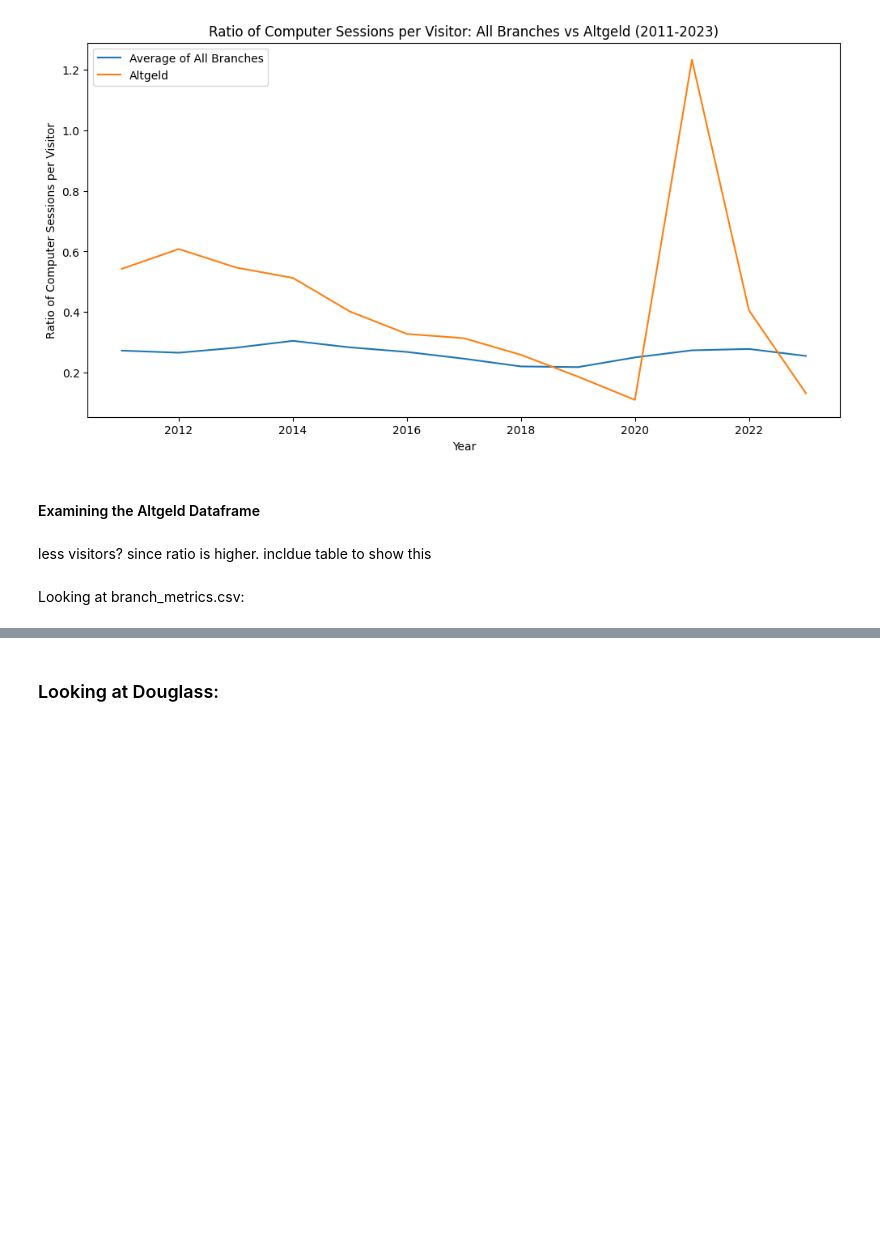
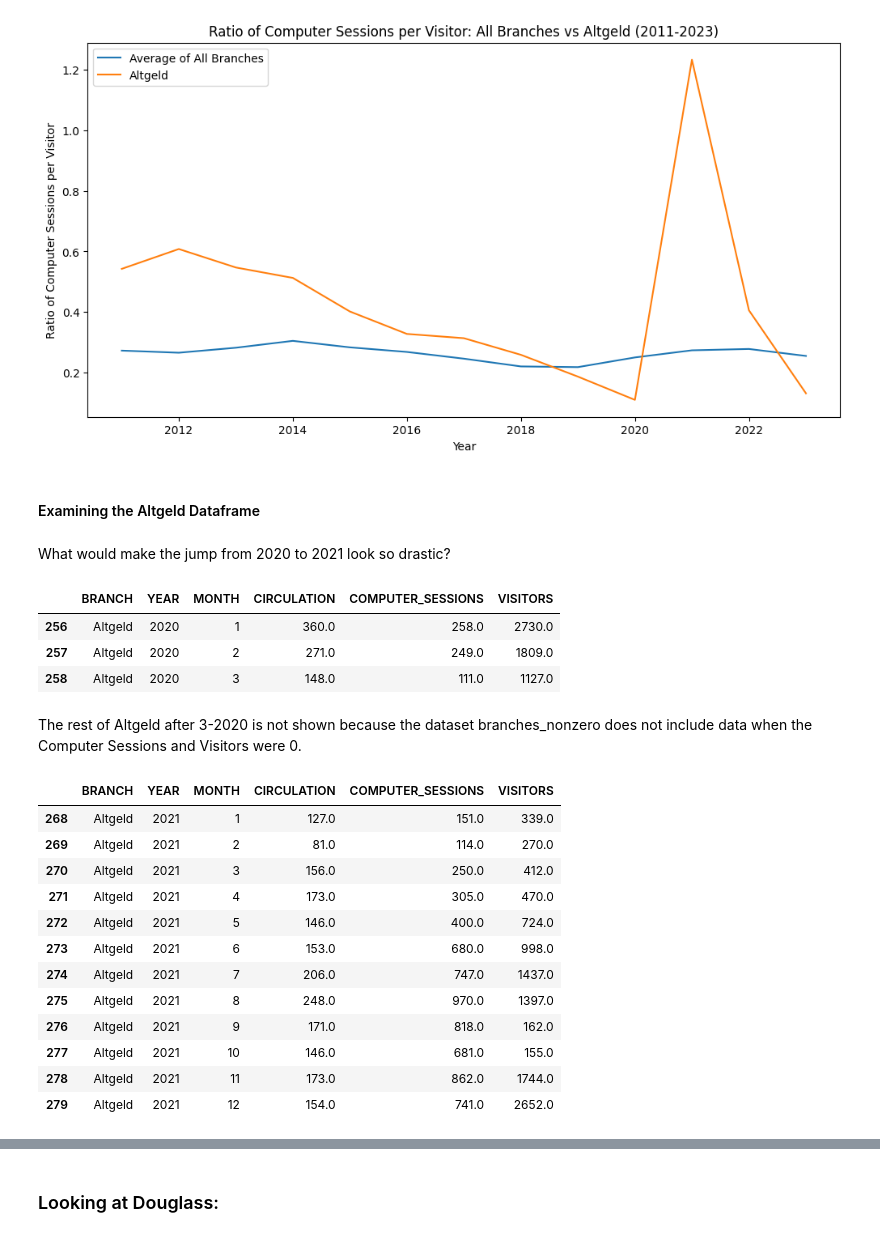
Before and after one commit to uchicago-dsi/cpl_project, a Jupyter notebook: can-summer-2023/dani exploratory data analysis.ipynb, the cells around one changed output, grey strips where cells are left out. Cells and saved outputs as stored; diff of their text form; code cells hidden in the pictures; blank space fills up the shorter version.

Commit message:
Explanations of Outlier Branches

```diff
--- a/can-summer-2023/dani exploratory data analysis.ipynb
+++ b/can-summer-2023/dani exploratory data analysis.ipynb
@@ -143,7 +143,34 @@ plt.show()
 [figure]
 # %% [markdown]
 #### Examining the Altgeld Dataframe
-# %% [markdown]
-less visitors? since ratio is higher. incldue table to show this
-# %% [markdown]
-Looking at branch_metrics.csv:
+# %% [markdown]
+What would make the jump from 2020 to 2021 look so drastic?
+# %%
+#Breaking down month by month for 2020
+altgeld_2020 = branches_nonzero.loc[((branches_nonzero['BRANCH']) == 'Altgeld') & ((branches_nonzero['YEAR'] == 2020))]
+altgeld_2020
+# %% [output]
+|  | BRANCH | YEAR | MONTH | CIRCULATION | COMPUTER_SESSIONS | VISITORS |
+| 256 | Altgeld | 2020 | 1 | 360.0 | 258.0 | 2730.0 |
+| 257 | Altgeld | 2020 | 2 | 271.0 | 249.0 | 1809.0 |
+| 258 | Altgeld | 2020 | 3 | 148.0 | 111.0 | 1127.0 |
+# %% [markdown]
+The rest of Altgeld after 3-2020 is not shown because the dataset branches_nonzero does not include data when the Computer Sessions and Visitors were 0.
+# %%
+#Breaking down month by month for 2021
+altgeld_2021 = branches_nonzero.loc[((branches_nonzero['BRANCH']) == 'Altgeld') & ((branches_nonzero['YEAR'] == 2021))]
+altgeld_2021
+# %% [output]
+|  | BRANCH | YEAR | MONTH | CIRCULATION | COMPUTER_SESSIONS | VISITORS |
+| 268 | Altgeld | 2021 | 1 | 127.0 | 151.0 | 339.0 |
+| 269 | Altgeld | 2021 | 2 | 81.0 | 114.0 | 270.0 |
+| 270 | Altgeld | 2021 | 3 | 156.0 | 250.0 | 412.0 |
+| 271 | Altgeld | 2021 | 4 | 173.0 | 305.0 | 470.0 |
+| 272 | Altgeld | 2021 | 5 | 146.0 | 400.0 | 724.0 |
+| 273 | Altgeld | 2021 | 6 | 153.0 | 680.0 | 998.0 |
+| 274 | Altgeld | 2021 | 7 | 206.0 | 747.0 | 1437.0 |
+| 275 | Altgeld | 2021 | 8 | 248.0 | 970.0 | 1397.0 |
+| 276 | Altgeld | 2021 | 9 | 171.0 | 818.0 | 162.0 |
+| 277 | Altgeld | 2021 | 10 | 146.0 | 681.0 | 155.0 |
+| 278 | Altgeld | 2021 | 11 | 173.0 | 862.0 | 1744.0 |
+| 279 | Altgeld | 2021 | 12 | 154.0 | 741.0 | 2652.0 |
```
Also changed, not shown: parts of 4 cells of this notebook.
